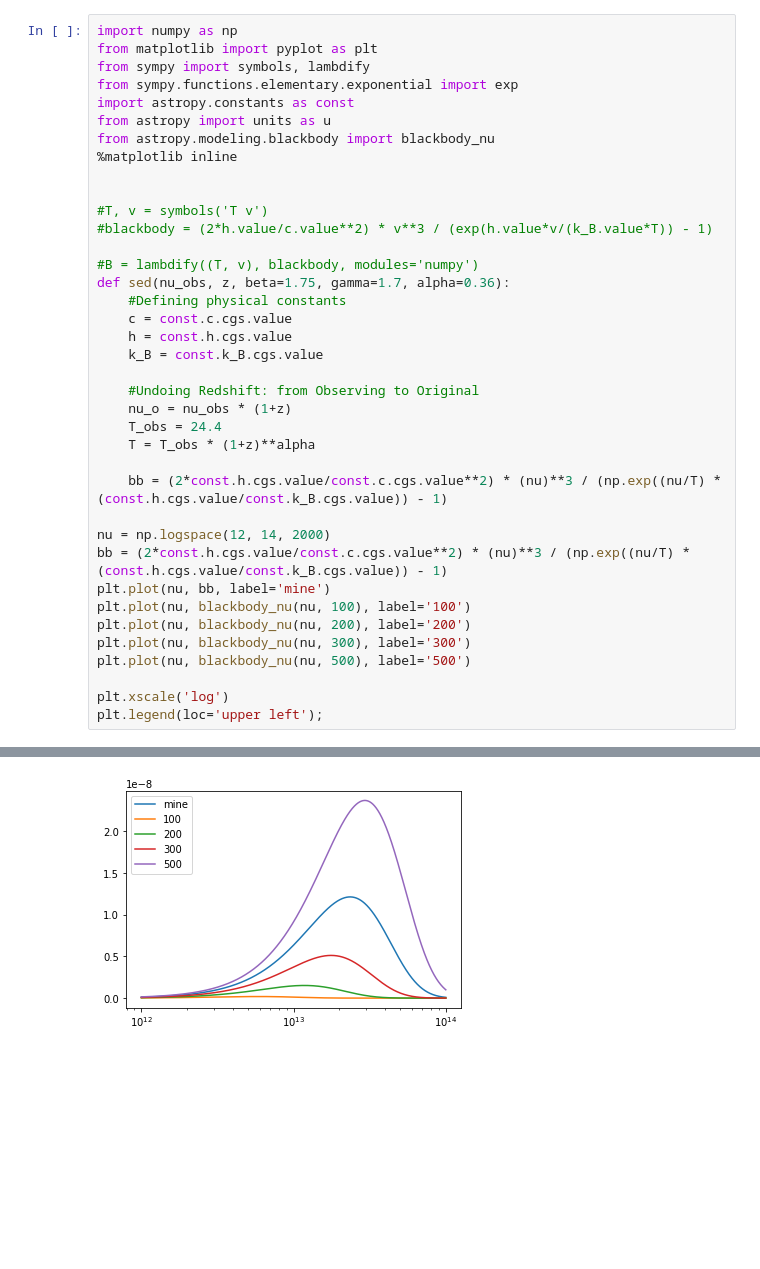
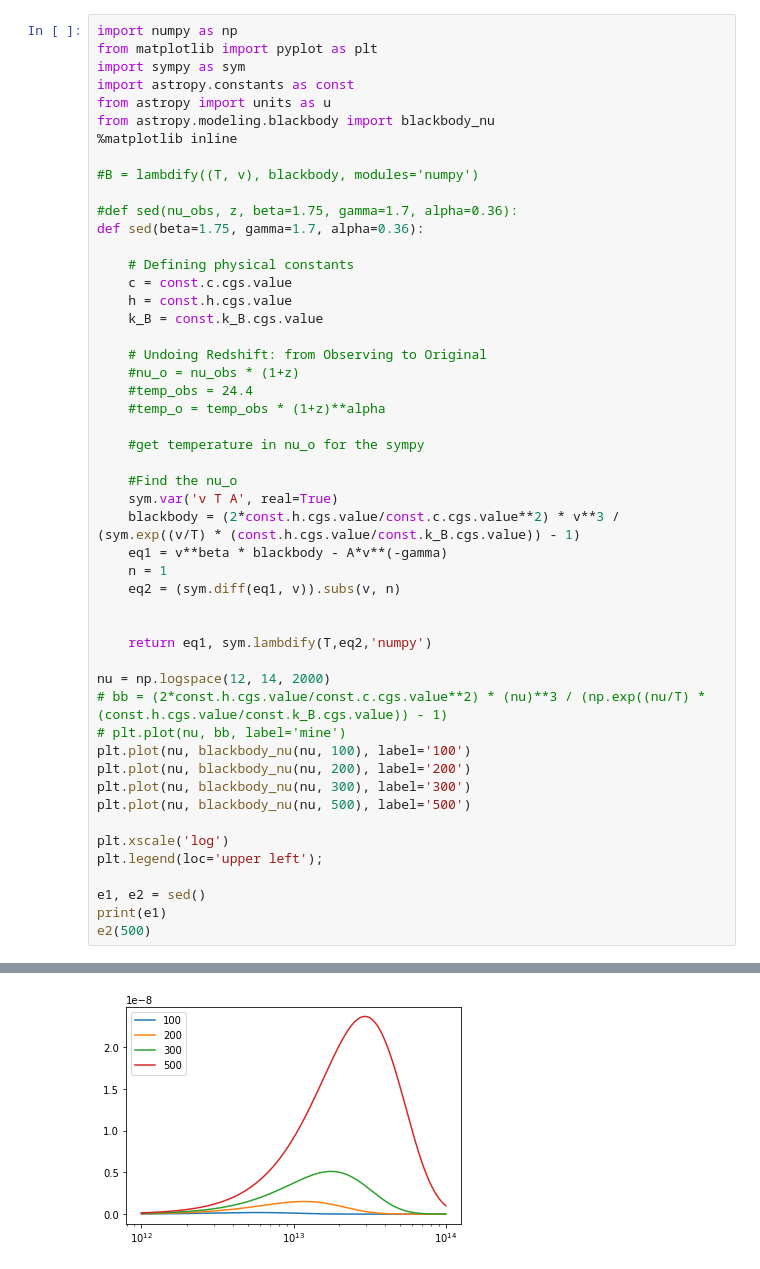
Before and after one commit to simonsobs/hmvec, a Jupyter notebook: SED_test.ipynb, the cells around one changed output, grey strips where cells are left out. Saved outputs shown, nothing was run; the diff lists cells and outputs as text; blank space fills up the shorter version.

```diff
--- a/SED_test.ipynb
+++ b/SED_test.ipynb
@@ -1,34 +1,42 @@
 # %%
 import numpy as np
 from matplotlib import pyplot as plt
-from sympy import symbols, lambdify
-from sympy.functions.elementary.exponential import exp
+import sympy as sym
 import astropy.constants as const
 from astropy import units as u
 from astropy.modeling.blackbody import blackbody_nu
 %matplotlib inline
 
+#B = lambdify((T, v), blackbody, modules='numpy')
 
-#T, v = symbols('T v')
-#blackbody = (2*h.value/c.value**2) * v**3 / (exp(h.value*v/(k_B.value*T)) - 1)
+#def sed(nu_obs, z, beta=1.75, gamma=1.7, alpha=0.36):
+def sed(beta=1.75, gamma=1.7, alpha=0.36):
 
-#B = lambdify((T, v), blackbody, modules='numpy')
-def sed(nu_obs, z, beta=1.75, gamma=1.7, alpha=0.36):
-    #Defining physical constants
+    # Defining physical constants
     c = const.c.cgs.value
     h = const.h.cgs.value
     k_B = const.k_B.cgs.value
 
-    #Undoing Redshift: from Observing to Original
-    nu_o = nu_obs * (1+z)
-    T_obs = 24.4
-    T = T_obs * (1+z)**alpha
+    # Undoing Redshift: from Observing to Original
+    #nu_o = nu_obs * (1+z)
+    #temp_obs = 24.4
+    #temp_o = temp_obs * (1+z)**alpha
 
-    bb = (2*const.h.cgs.value/const.c.cgs.value**2) * (nu)**3 / (np.exp((nu/T) * (const.h.cgs.value/const.k_B.cgs.value)) - 1)
+    #get temperature in nu_o for the sympy
+
+    #Find the nu_o
+    sym.var('v T A', real=True)
+    blackbody = (2*const.h.cgs.value/const.c.cgs.value**2) * v**3 / (sym.exp((v/T) * (const.h.cgs.value/const.k_B.cgs.value)) - 1)
+    eq1 = v**beta * blackbody - A*v**(-gamma)
+    n = 1
+    eq2 = (sym.diff(eq1, v)).subs(v, n)
+
+
+    return eq1, sym.lambdify(T,eq2,'numpy')
 
 nu = np.logspace(12, 14, 2000)
-bb = (2*const.h.cgs.value/const.c.cgs.value**2) * (nu)**3 / (np.exp((nu/T) * (const.h.cgs.value/const.k_B.cgs.value)) - 1)
-plt.plot(nu, bb, label='mine')
+# bb = (2*const.h.cgs.value/const.c.cgs.value**2) * (nu)**3 / (np.exp((nu/T) * (const.h.cgs.value/const.k_B.cgs.value)) - 1)
+# plt.plot(nu, bb, label='mine')
 plt.plot(nu, blackbody_nu(nu, 100), label='100')
 plt.plot(nu, blackbody_nu(nu, 200), label='200')
 plt.plot(nu, blackbody_nu(nu, 300), label='300')
@@ -36,4 +44,8 @@ plt.plot(nu, blackbody_nu(nu, 500), label='500')
 
 plt.xscale('log')
 plt.legend(loc='upper left');
+
+e1, e2 = sed()
+print(e1)
+e2(500)
 # %% [output]
@@ -40 +54 @@ plt.legend(loc='upper left');
-[figure, old version]
+[figure, new version]
```
Also changed, not shown: parts of 6 cells of this notebook.
